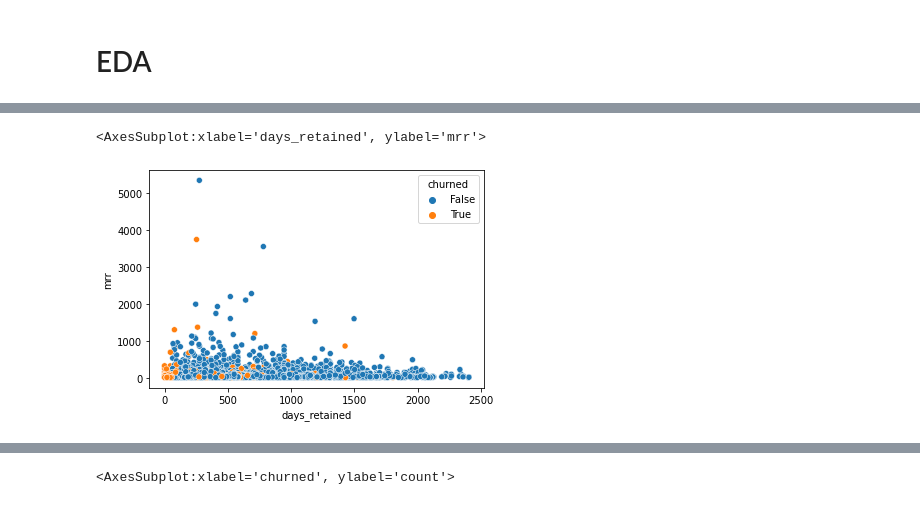
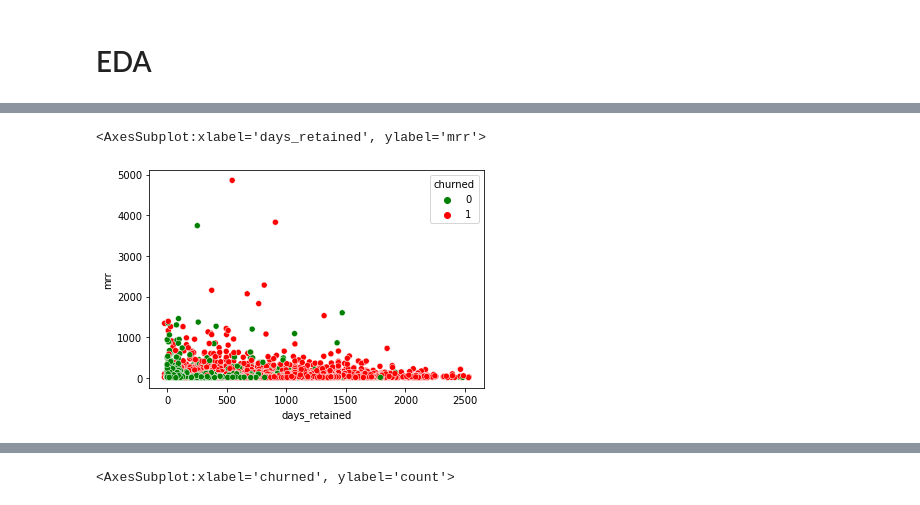
Before and after one commit to PZawieja/sql-vimcar, a Jupyter notebook: ML/Customer Churrn/20211203_customer_churn_prediction.ipynb, the cells around one changed output, grey strips where cells are left out. Saved outputs shown, nothing was run; the diff lists cells and outputs as text; code cells hidden in the pictures.

```diff
--- a/ML/Customer Churrn/20211203_customer_churn_prediction.ipynb
+++ b/ML/Customer Churrn/20211203_customer_churn_prediction.ipynb
@@ -128,12 +147,13 @@ df['distance_development_pct'] = df['distance_development_pct'].fillna(0)
 # %%
-# Create additional columns:
-df['churned'] = np.where(df['domain_status'] == 'active', False, True)
-df['tickets_cs'] = np.where(df['tickets_cs_amt'] > 0, True, False)
-df['tickets_other']   = np.where(df['tickets_other_amt'] > 0, True, False)
-
 # Create product columns:
 df['logbook'] = np.where(df['mrr_logbook'] > 0, 1, 0)
 df['admin']   = np.where(df['mrr_admin'] > 0, 1, 0)
 df['geo']     = np.where(df['mrr_geo'] > 0, 1, 0)
 df['pro']     = np.where(df['mrr_pro'] > 0, 1, 0)
-df['fsk']     = np.where(df['mrr_fsk'] > 0, 1, 0)
+df['other']   = np.where(df['mrr_other'] > 0, 1, 0)
+
+
+# Create additional columns:
+df['churned'] = np.where(df['cancelled_dt'].isna(), 0, 1)
+
+df.head()
@@ -140,5 +166,0 @@ df['fsk']     = np.where(df['mrr_fsk'] > 0, 1, 0)
-# %%
-# Drop columns with keyword "created
-df.drop(list(df.filter(regex = 'created_at')), axis = 1, inplace = True)
-
-df.head()
@@ -156,10 +170,10 @@ df.head()
 today = pd.to_datetime("today").normalize() #normalize is converting time to fixed 00:00:00
 
 def days_with_vimcar(row):
-    if row['churned'] == True and (row['terminated_dt'] < row['first_subscription_start_dt']):
+    if row['churned'] == True and (row['cancelled_dt'] < row['first_subscription_start_dt']):
         return 0
     elif row['churned'] == True:
-        return (row['terminated_dt'] - row['first_subscription_start_dt']).days
+        return (row['cancelled_dt'] - row['first_subscription_start_dt']).days
     else:
         today = pd.to_datetime("today").normalize() #normalize is converting time to fixed 00:00:00
         return (today - row['first_subscription_start_dt']).days
@@ -245,3 +266,0 @@ print(mrr_churned / (mrr_reteined + mrr_churned) * 100, '% of MRR churned.')
-# %%
-# Drop columns which are not relevant
-df.drop(columns = ['is_fleet', 'sat_score_cs', 'sat_score_other', 'tickets_cs_last7d_amt' ,'tickets_other_last7d_amt'], inplace = True)
@@ -248,8 +288,8 @@ df.drop(columns = ['is_fleet', 'sat_score_cs', 'sat_score_other', 'tickets_cs_la
 # %%
-sns.scatterplot(data=df, x="days_retained", y="mrr", hue="churned")
+sns.scatterplot(data=df, x="days_retained", y="mrr", hue="churned", palette=['green','red'])
 # %% [output]
 <AxesSubplot:xlabel='days_retained', ylabel='mrr'>
-[figure, old version]
+[figure, new version]
 # %%
 sns.heatmap(df.corr());
 # %% [output]
```
Also changed, not shown: parts of 28 cells of this notebook, 3 other files.
